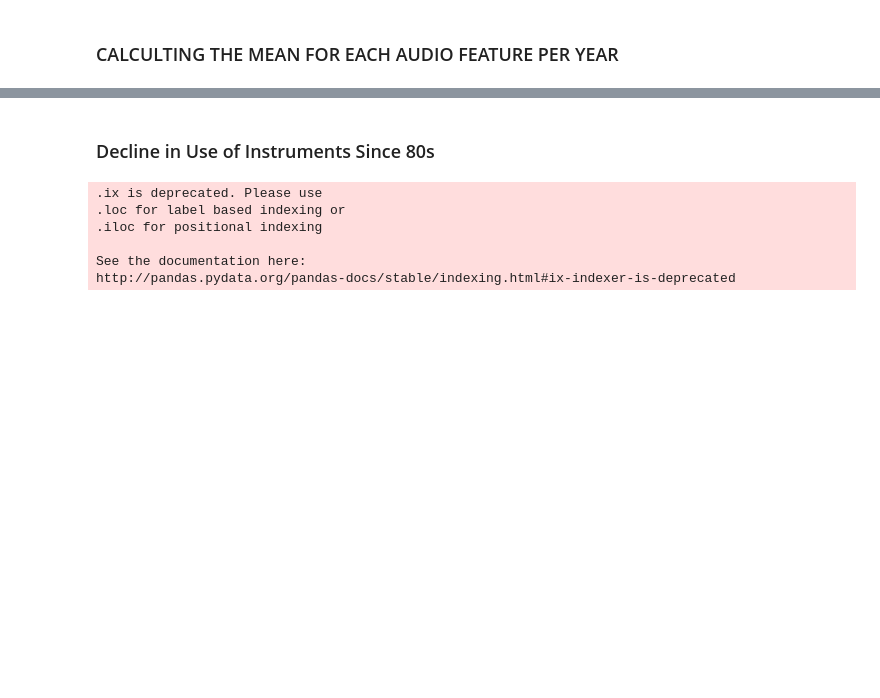
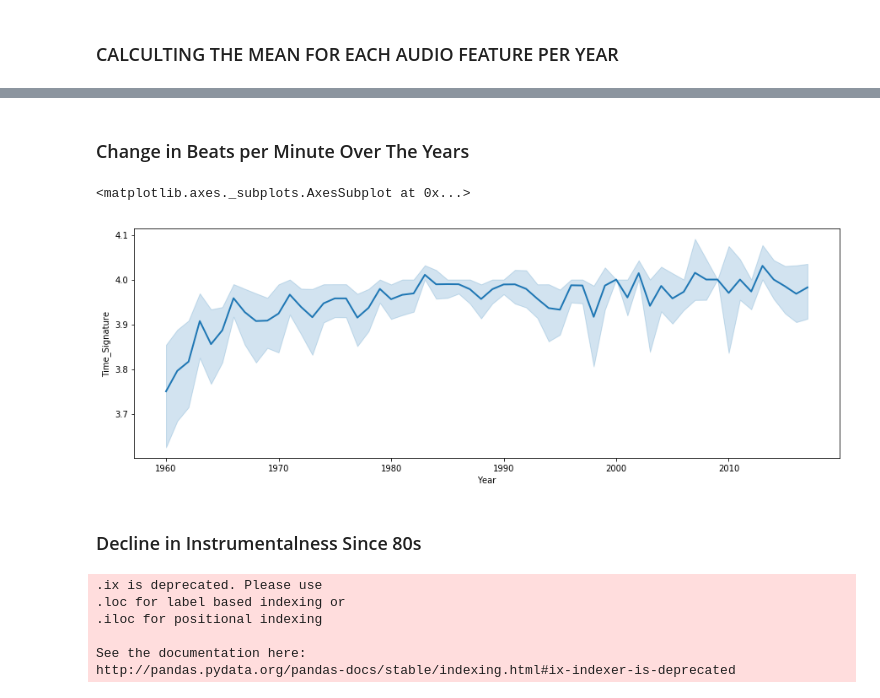
Before and after one commit to Nayifff/ToolsProject, a Jupyter notebook: BillboardHot100_WebScraping_InitialAnalysis_FINAL.ipynb, the cells around one changed output, grey strips where cells are left out. Drawn from its saved outputs; the diff is of its cells as text; code cells hidden in the pictures; blank space fills up the shorter version.

```diff
--- a/BillboardHot100_WebScraping_InitialAnalysis_FINAL.ipynb
+++ b/BillboardHot100_WebScraping_InitialAnalysis_FINAL.ipynb
@@ -251,5 +277,13 @@ http://pandas.pydata.org/pandas-docs/stable/indexing.html#ix-indexer-is-deprecat
+# %% [markdown]
+### Change in Beats per Minute Over The Years
+# %%
+plt.figure(figsize=(15,5))
+sns.lineplot(x="Year", y="Time_Signature", data=data, lw=2)
+# %% [output]
+<matplotlib.axes._subplots.AxesSubplot at 0x...>
+[figure, added]
 # %% [markdown]
-### Decline in Use of Instruments Since 80s
+### Decline in Instrumentalness Since 80s
 # %%
 x=list(range(1960,2018))
 y=list(pd.Series(means.ix['Instrumentalness',:]))
```
Also changed, not shown: parts of 10 cells of this notebook.
